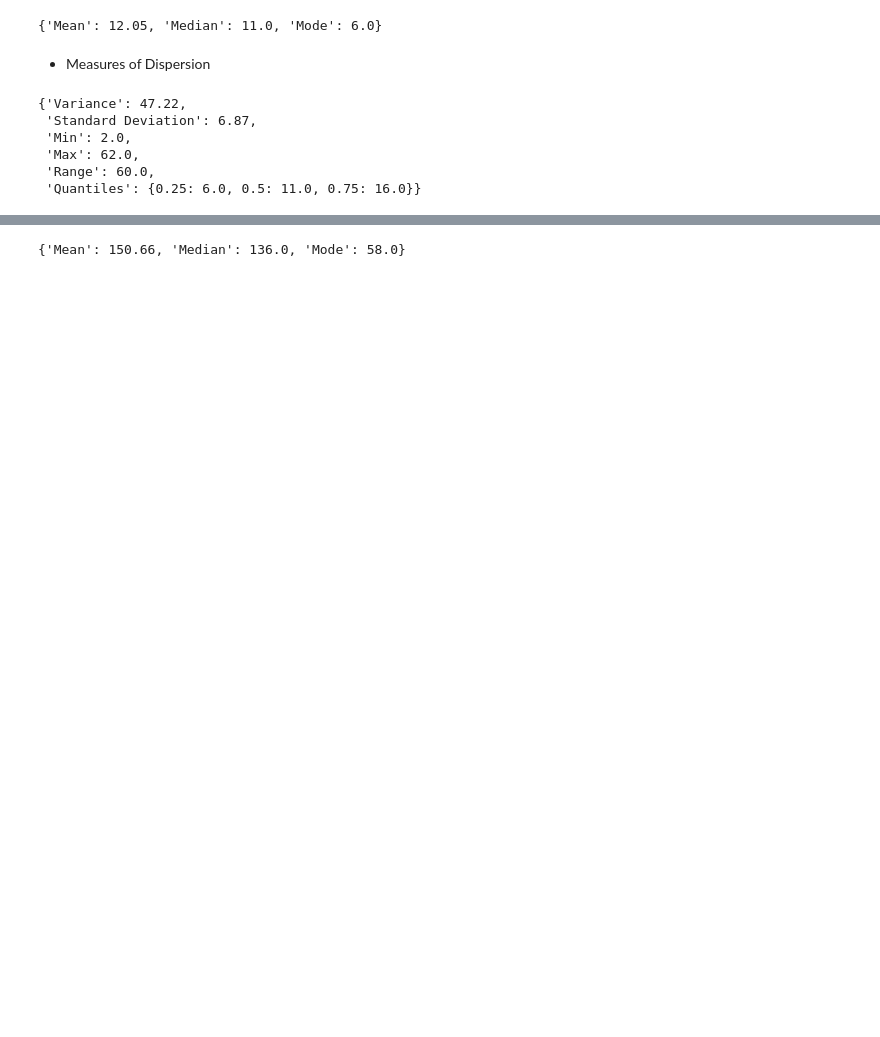
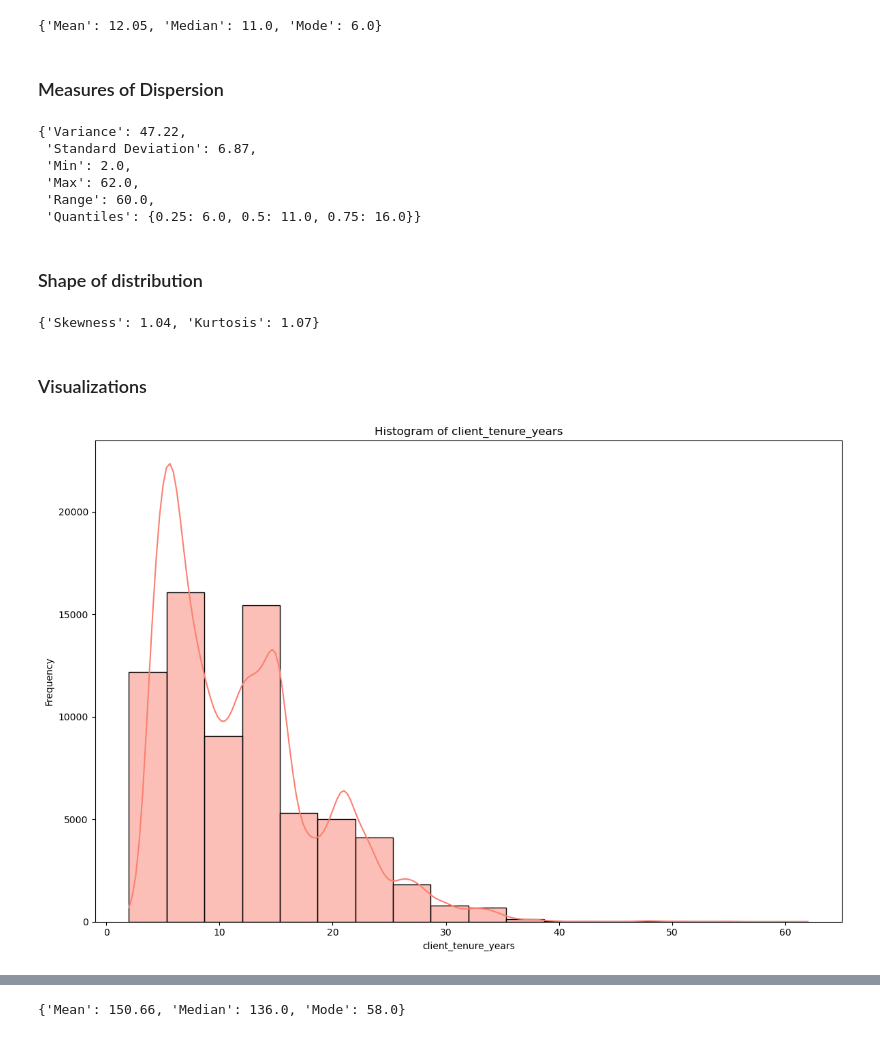
Before and after one commit to almudenaolg/Vanguard-AB-Test-Analysis, a Jupyter notebook: demo.ipynb, the cells around one changed output, grey strips where cells are left out. Cells and saved outputs as stored; diff of their text form; code cells hidden in the pictures; blank space fills up the shorter version.

```diff
--- a/demo.ipynb
+++ b/demo.ipynb
@@ -17,5 +17,7 @@ Import and configure %autoreload, so that the functions in the .py file are auto
 from functions import *
 # %% [markdown]
 ### Cleaning dataframe
+# %%
+df_demo = pd.read_csv('data/df_final_demo.txt')
 # %%
 df_demo = remove_nulls_and_duplicates(df_demo, threshold=0.8)
@@ -67,7 +74,7 @@ centrality_tenure_years
 # %% [output]
 {'Mean': 12.05, 'Median': 11.0, 'Mode': 6.0}
 # %% [markdown]
-- Measures of Dispersion
+### Measures of Dispersion
 # %%
 column_to_analyze = 'client_tenure_years'
 
@@ -81,3 +88,15 @@ dispersion_tenure_years
  'Max': 62.0,
  'Range': 60.0,
  'Quantiles': {0.25: 6.0, 0.5: 11.0, 0.75: 16.0}}
+# %% [markdown]
+### Shape of distribution
+# %%
+calculate_skewness_kurtosis(df_demo, 'client_tenure_years')
+# %% [output]
+{'Skewness': 1.04, 'Kurtosis': 1.07}
+# %% [markdown]
+### Visualizations
+# %%
+plot_histogram(df_demo, 'client_tenure_years', bins=18)
+# %% [output]
+[figure, added]
```
Also changed, not shown: parts of 60 cells of this notebook, 1 other file.
